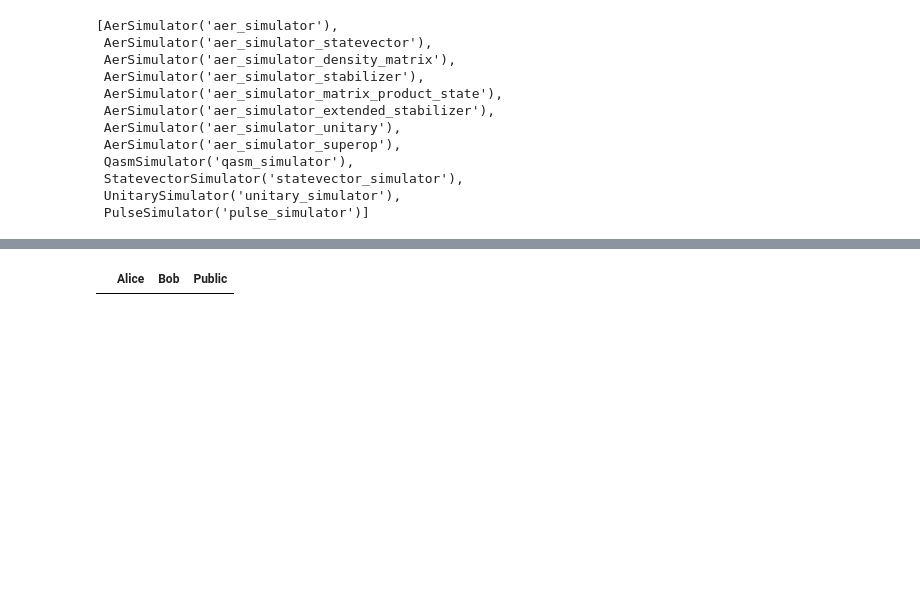
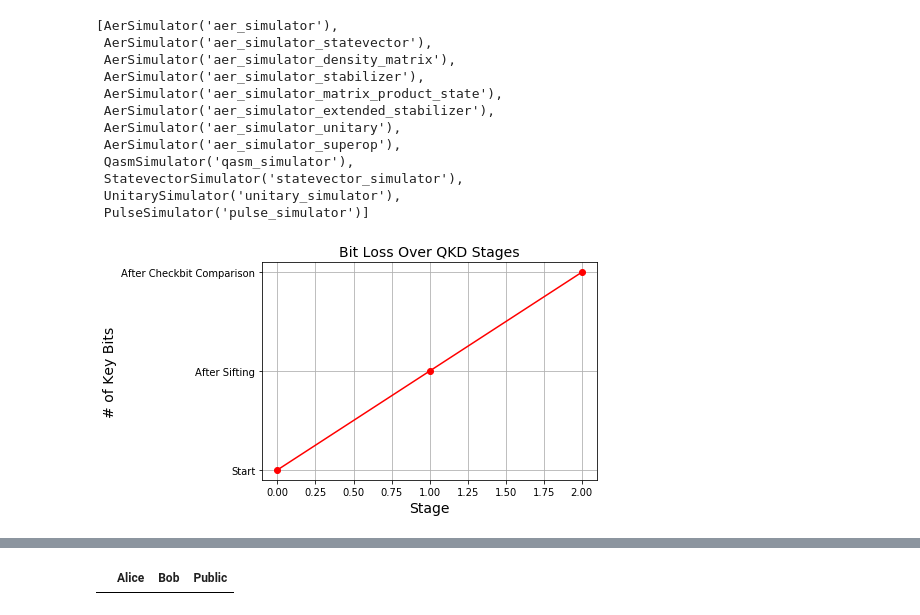
Before and after one commit to ery010/qkd_sim, a Jupyter notebook: notebooks/qkd_dash.ipynb, the cells around one changed output, grey strips where cells are left out. Drawn from its saved outputs; the diff is of its cells as text; code cells hidden in the pictures; blank space fills up the shorter version.

```diff
--- a/notebooks/qkd_dash.ipynb
+++ b/notebooks/qkd_dash.ipynb
@@ -62,30 +64,44 @@ temp_air_sim = temp_backend
 n_bits = pn.widgets.IntInput(name="Number of Qubits", value=10, step=1, start=10, end=1000000)
 displacement = pn.widgets.FloatSlider(name="Distance (km)", value=0, step=1, start=0, end=20)
 #% to db: db = 10 log(1+%)
 #db to %:%=(10^db/10)*100
 #print(1-1/pow(10,(displacement.value*0.4+2)/10))
 #print(1-1/pow(10,(displacement.start*0.4+2)/10))
 #print(1-1/pow(10,(displacement.end*0.4+2)/10))
 decoherence = pn.widgets.FloatSlider(name="Decoherence rate", value=1-1/pow(10,(displacement.value*0.4+2)/10), step=0.01, start=1-1/pow(10,(displacement.start*0.4+2)/10), end=1-1/pow(10,(displacement.end*0.4+2)/10))
 timesl = pn.widgets.FloatSlider(name="Time to establish first key (km)", value=488-(7.19*displacement.value)+(1.5*pow(displacement.value,2)), step=5, start=488-(7.19*displacement.start)+(1.5*pow(displacement.start,2)), end=488-(7.19*displacement.end)+(1.5*pow(displacement.end,2)))
 receiver = pn.widgets.Select(name="Target", options=['Bob', 'Test'])
 checkbitRatio = pn.widgets.FloatSlider(name="Checkbit ratio",value = 0.33,step= 0.01,start = 0, end = 1)
 checkbitThresh = pn.widgets.FloatSlider(name="Checkbit threshold",value = 0.33,step= 0.01,start = 0, end = 1)
 ## Greesan --> more inputs Code for  qprot, eavesdropping, and solutions
 qprotgroup = pn.widgets.RadioButtonGroup(
     name='cb_qprot', options=['BB84','Ekert'])
 eavebox = pn.widgets.Checkbox(name='Eavesdropping')
 eaveslide = pn.widgets.FloatSlider(name="Leftover Eavesdropping rate", value=0, step=0.01, start=0, end=1)
 #eaveslide = pn.widgets.FloatSlider(name="Leftover Eavesdropping rate", value=0, step=0.01, start=0, end=1-decoherence.value)
 #eaveslide.link(decoherence,'value')
 isolgroup = pn.widgets.CheckButtonGroup(
     name='cb_i_soln', options=['SDN', 'Poly1305-AES'])
 isol2 = pn.widgets.CheckButtonGroup(
     name='cb_i_soln', options=['Cascade'])
 updatebutton = pn.widgets.Button(name="Update Inputs",button_type='primary')
+fig0 = Figure()
+x = []
+y = []
+x += [0,1,2]
+y += ['Start','After Sifting','After Checkbit Comparison']
+plt.plot(x,y, color='red', marker='o')
+plt.title('Bit Loss Over QKD Stages', fontsize=14)
+plt.xlabel('Stage', fontsize=14)
+plt.ylabel('# of Key Bits', fontsize=14)
+plt.grid(True)
+FigureCanvas(fig0)
+mpl_pane = pn.pane.Matplotlib(fig0, dpi=144)
 bitpreval = n_bits.value
 dispreval = displacement.value
 decopreval = decoherence.value
 eaveprebool = eavebox.value
 eavepreval = eaveslide.value
 timepreval = timesl.value
+# %% [output]
+[figure, added]
```
Also changed, not shown: parts of 17 cells of this notebook.
